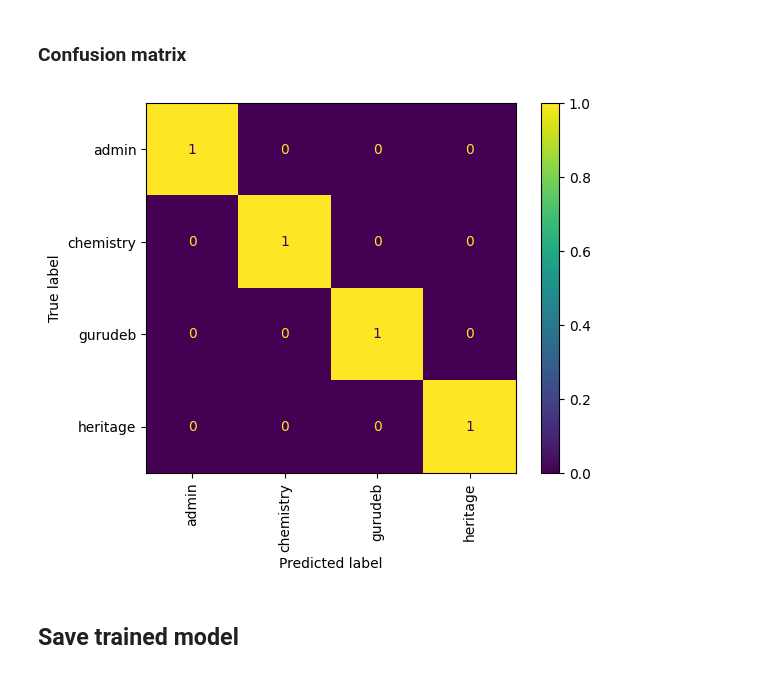
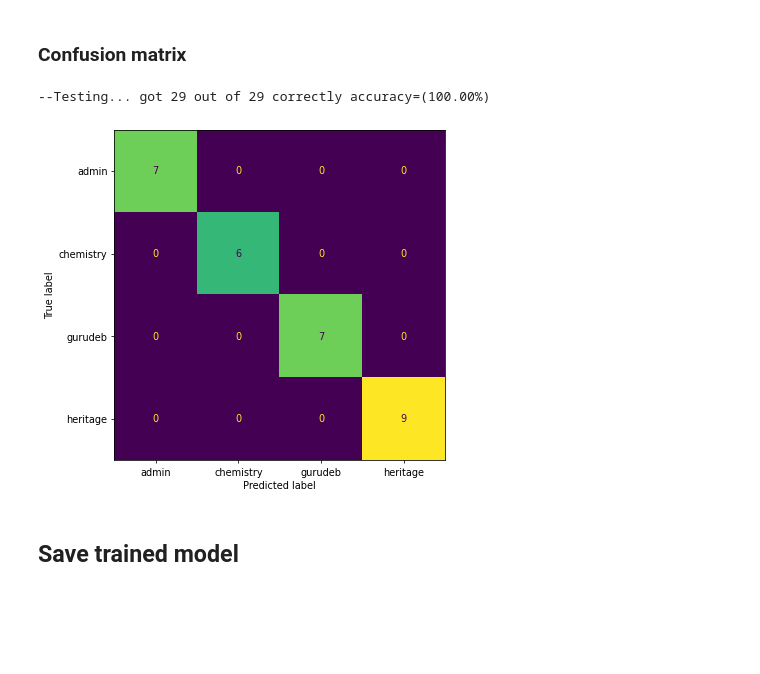
Before and after one commit to Shnku/pythoning_stuff, a Jupyter notebook: NN/training_expr1.ipynb, the cells around one changed output. Saved outputs shown, nothing was run; the diff lists cells and outputs as text; code cells hidden in the pictures; blank space fills up the shorter version.

```diff
--- a/NN/training_expr1.ipynb
+++ b/NN/training_expr1.ipynb
@@ -300,24 +557,10 @@ eval_model_on_test(rsnt18_model,test_loader)
 # %% [markdown]
 ### Confusion matrix
-# %%
-from sklearn.metrics import confusion_matrix, ConfusionMatrixDisplay
-
-actual_label = train_dataset.classes
-predicted_label = test_dataset.classes
-# for test_image, test_label in
-#     test_output = resnet_model_for_cnc(test_image.to(device=CUDA_DEVICE))
-#     test_class_index = torch.argmax(test_output, dim=1).item()
-#     actual_label.append(test_label.item())
-#     predicted_label.append(test_class_index)
-
-ConfusionMatrixDisplay(
-    confusion_matrix=confusion_matrix(actual_label, predicted_label),
-    display_labels=test_dataset.classes
-).plot()
-plt.xticks(rotation=90)
-plt.show()
-# %% [output]
-[figure, removed]
+# %%
+eval_model_on_test(rsnt18_model,test_loader,train_dataset.classes)
+# %% [output]
+--Testing... got 29 out of 29 correctly accuracy=(100.00%)
+[figure, added]
 # %% [markdown]
 ## Save trained model
 # %%
```
Also changed, not shown: parts of 14 cells of this notebook.
